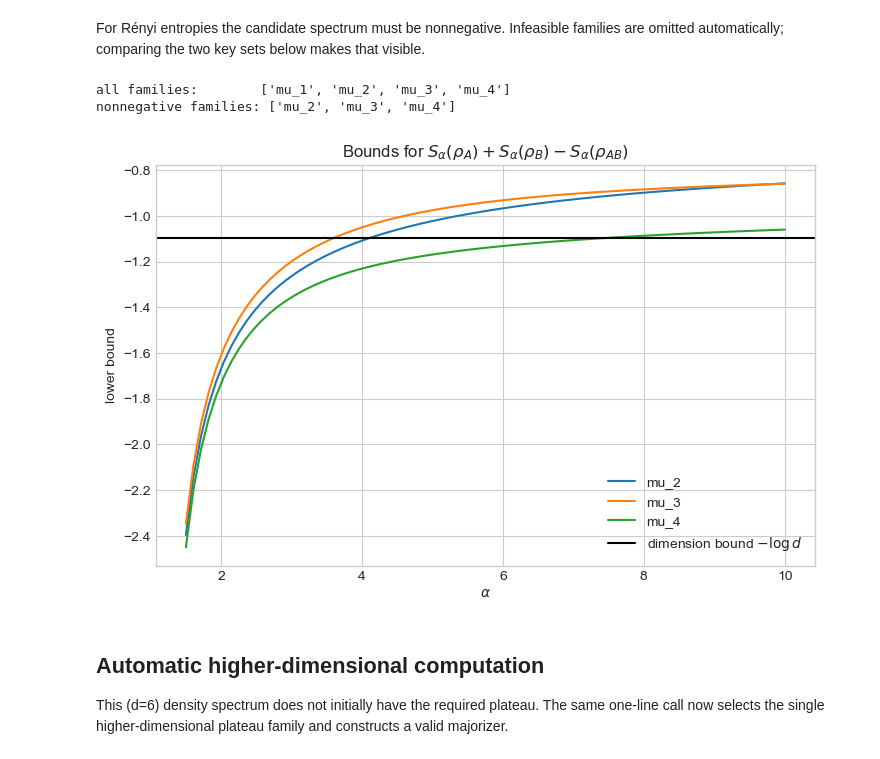
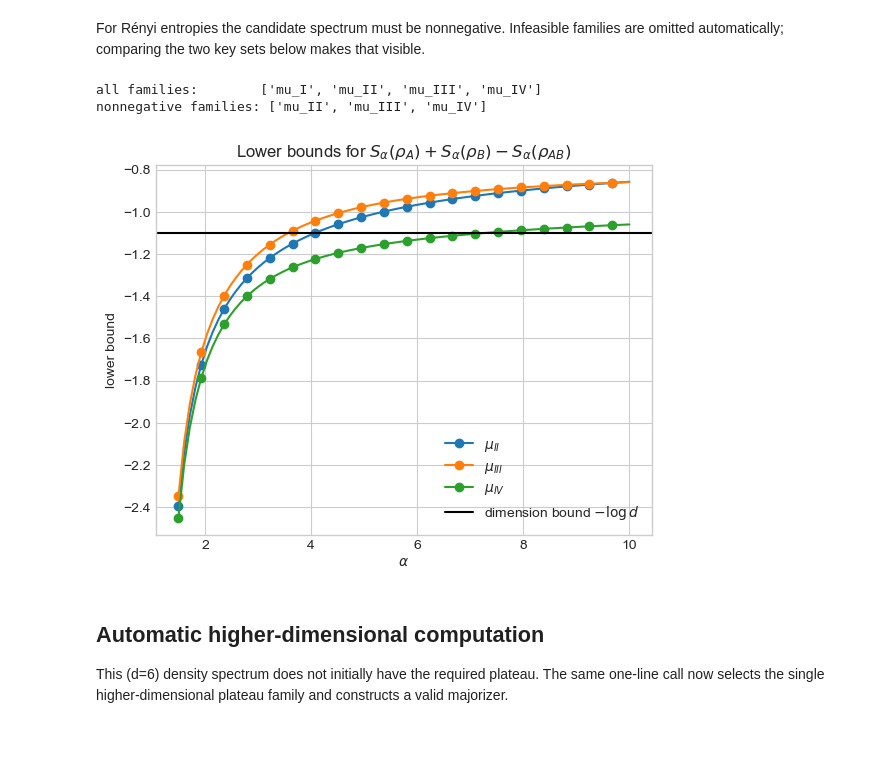
Before and after one commit to pashteiner/partial-trace-inequalities, a Jupyter notebook: Partial_trace_QPs.ipynb, the cells around one changed output. Cells and saved outputs as stored; diff of their text form; code cells hidden in the pictures.

```diff
--- a/Partial_trace_QPs.ipynb
+++ b/Partial_trace_QPs.ipynb
@@ -9,6 +9,8 @@ This notebook has two goals:
 The implementation is deliberately small. The reusable functions are in
 `partial_trace_qp.py`; this notebook only explains and exercises them.
 # %%
+from pathlib import Path
+
 import numpy as np
 import matplotlib.pyplot as plt
 
@@ -23,6 +25,8 @@ from partial_trace_qp import (
 
 np.set_printoptions(precision=9, suppress=True)
 plt.style.use("seaborn-v0_8-whitegrid")
+figure_dir = Path("figures")
+figure_dir.mkdir(exist_ok=True)
 # %% [markdown]
 ## The quadratic program
 
@@ -61,6 +65,11 @@ def print_results(results):
         print(
             f"{name:<8} {result.objective:12.9f}  {result.reduced}"
         )
+
+
+def save_figure(fig, name):
+    for suffix in ("pdf", "png"):
+        fig.savefig(figure_dir / f"{name}.{suffix}", dpi=300)
 
 
 def plot_p_bounds(lam, results, p_values=range(1, 11)):
@@ -74,18 +83,19 @@ def plot_p_bounds(lam, results, p_values=range(1, 11)):
         for name in results
     }
 
-    fig, ax = plt.subplots(figsize=(8.5, 5.2))
+    fig, ax = plt.subplots(figsize=(6.4, 4.8))
     ax.plot(p_values, references["Audenaert"], "x--", label="Audenaert")
     ax.plot(p_values, references["Rastegin"], "x-", color="black", label="Rastegin")
     for name, values in candidates.items():
-        ax.plot(p_values, values, marker="o", label=name)
+        ax.plot(p_values, values, marker="o", label=rf"$\mu_{{{name[3:]}}}$")
     ax.set(
-        title=r"Bounds for $\|\mathrm{tr}_1\rho\|_p^p+\|\mathrm{tr}_2\rho\|_p^p$",
+        title=r"Upper bounds for $\|\mathrm{tr}_1\rho\|_p^p+\|\mathrm{tr}_2\rho\|_p^p$",
         xlabel=r"$p$",
         ylabel="upper bound",
     )
     ax.legend()
     plt.show()
+    return fig
 # %% [markdown]
 ## Reproducing the worked \(d=3\) spectrum
 
@@ -111,29 +125,30 @@ that visible.
 # %%
 positive_3 = solve_spectrum(lambda_3, nonnegative=True)
 print("all families:       ", sorted(results_3))
 print("nonnegative families:", sorted(positive_3))
 
 alphas = np.linspace(1.5, 10, 80)
-fig, ax = plt.subplots(figsize=(8.5, 5.2))
+fig, ax = plt.subplots(figsize=(6.4, 4.8))
 for name, result in positive_3.items():
     values = [renyi_lower_bound(lambda_3, result.spectrum, a) for a in alphas]
-    ax.plot(alphas, values, label=name)
+    ax.plot(alphas, values, marker="o", markevery=4, label=rf"$\mu_{{{name[3:]}}}$")
 ax.axhline(
     dimension_renyi_bound(lambda_3),
     color="black",
     label=r"dimension bound $-\log d$",
 )
 ax.set(
-    title=r"Bounds for $S_\alpha(\rho_A)+S_\alpha(\rho_B)-S_\alpha(\rho_{AB})$",
+    title=r"Lower bounds for $S_\alpha(\rho_A)+S_\alpha(\rho_B)-S_\alpha(\rho_{AB})$",
     xlabel=r"$\alpha$",
     ylabel="lower bound",
 )
 ax.legend()
+save_figure(fig, "renyi_entropy_bounds")
 plt.show()
 # %% [output]
-all families:        ['mu_1', 'mu_2', 'mu_3', 'mu_4']
-nonnegative families: ['mu_2', 'mu_3', 'mu_4']
+all families:        ['mu_I', 'mu_II', 'mu_III', 'mu_IV']
+nonnegative families: ['mu_II', 'mu_III', 'mu_IV']
-[figure, old version]
+[figure, new version]
 # %% [markdown]
 ## Automatic higher-dimensional computation
 
```
Also changed, not shown: parts of 7 cells of this notebook, 2 other files.
